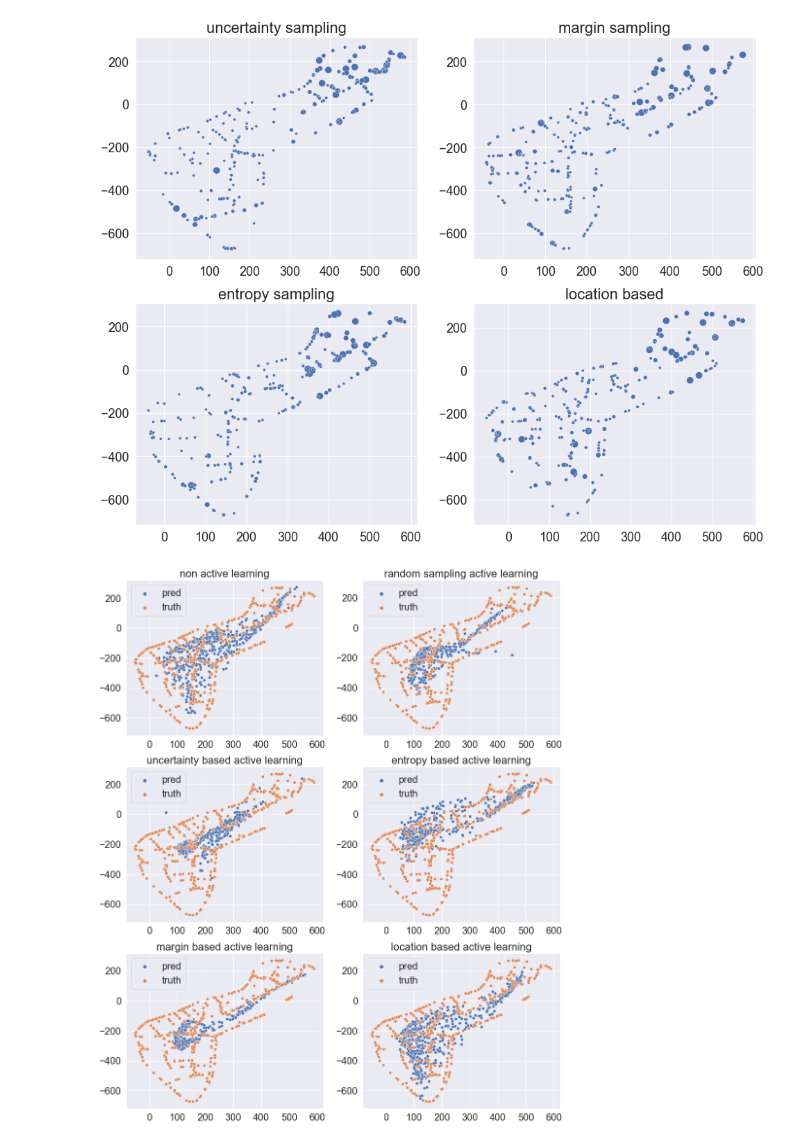
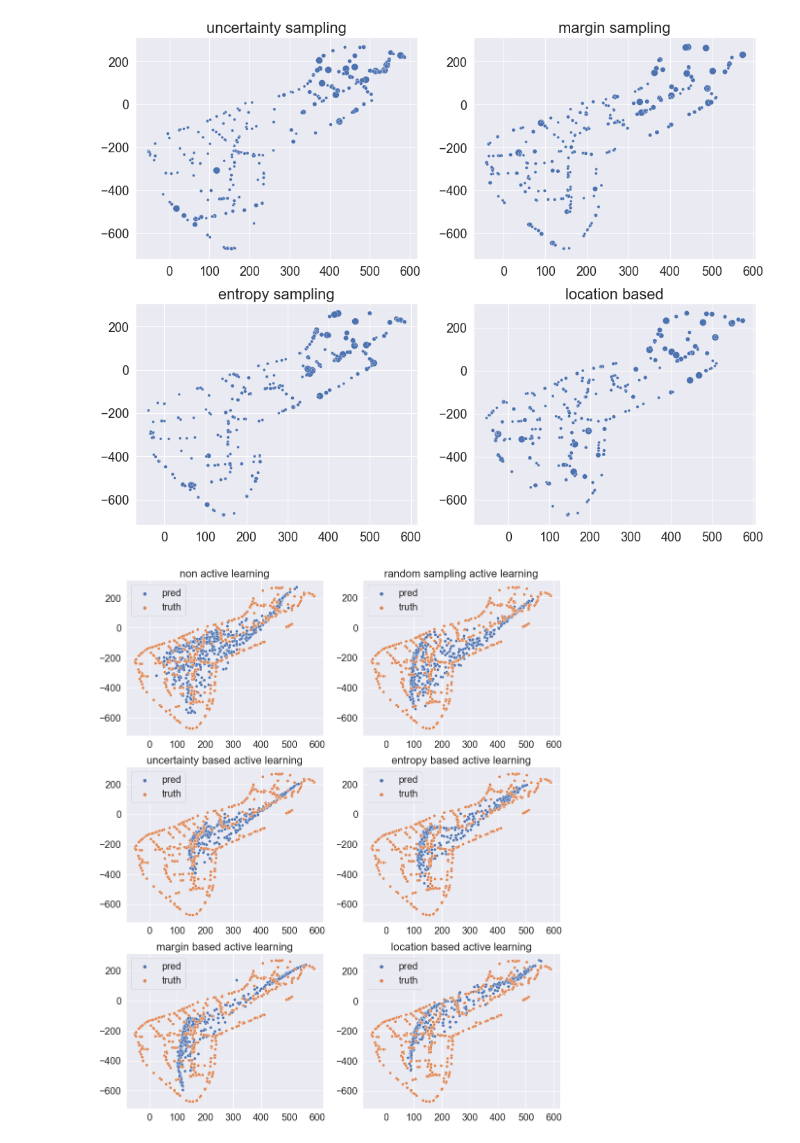
Before and after one commit to telenovelachuan/data_science, a Jupyter notebook: master_project/new_qs.ipynb, the cells around one changed output. Cells and saved outputs as stored; diff of their text form; code cells hidden in the pictures.

```diff
--- a/master_project/new_qs.ipynb
+++ b/master_project/new_qs.ipynb
@@ -432,36 +432,36 @@ def _plot_qs_comp(y_test, filename, title):
     concat = pd.concat([preds, truth], ignore_index=True)
     concat = concat[concat["x"]<600]
     ax = sns.scatterplot(x="x", y="y", data=concat, hue="type")
 #     plt.ylabel("y", fontsize=font_size)
 #     plt.xlabel("x", fontsize=font_size)
     ax.xaxis.label.set_visible(False)
     ax.yaxis.label.set_visible(False)
     plt.legend(prop={'size': font_size})
     plt.xticks(fontsize=font_size)
     plt.yticks(fontsize=font_size)
     ax.set_title(title, fontsize=fs_title)
 
 def compare_predictions(y_test, x_test=None, model=None):
     plt.subplots(3, 2, figsize=(16, 20))
     plt.subplot(3, 2, 1)
     _plot_qs_comp(y_test, "cnn_ae_full_all_preds", "non active learning")
 
     plt.subplot(3, 2, 2)
-    _plot_qs_comp(y_test, "cnn_ae_al2_random_650", "random sampling active learning")
+    _plot_qs_comp(y_test, "cnn_ae_al2_random_800", "random sampling active learning")
 
     plt.subplot(3, 2, 3)
-    _plot_qs_comp(y_test, "cnn_ae_al2_uncertainty_650", "uncertainty based active learning")
+    _plot_qs_comp(y_test, "cnn_ae_al2_uncertainty_800", "uncertainty based active learning")
 
     plt.subplot(3, 2, 4)
-    _plot_qs_comp(y_test, "cnn_ae_al2_entropy_650", "entropy based active learning")
+    _plot_qs_comp(y_test, "cnn_ae_al2_entropy_800", "entropy based active learning")
 
     plt.subplot(3, 2, 5)
-    _plot_qs_comp(y_test, "cnn_ae_al2_margin_650", "margin based active learning")
+    _plot_qs_comp(y_test, "cnn_ae_al2_margin_800", "margin based active learning")
 
     plt.subplot(3, 2, 6)
-    _plot_qs_comp(y_test, "cnn_ae_al3_lb2_all_preds", "location based active learning")
+    _plot_qs_comp(y_test, "cnn_ae_al2_lb2_800", "location based active learning")
 
 
 compare_predictions(y_test_ae)
 # %% [output]
-[figure, old version]
+[figure, new version]
```
Also changed, not shown: parts of 3 cells of this notebook, 18 other files.
